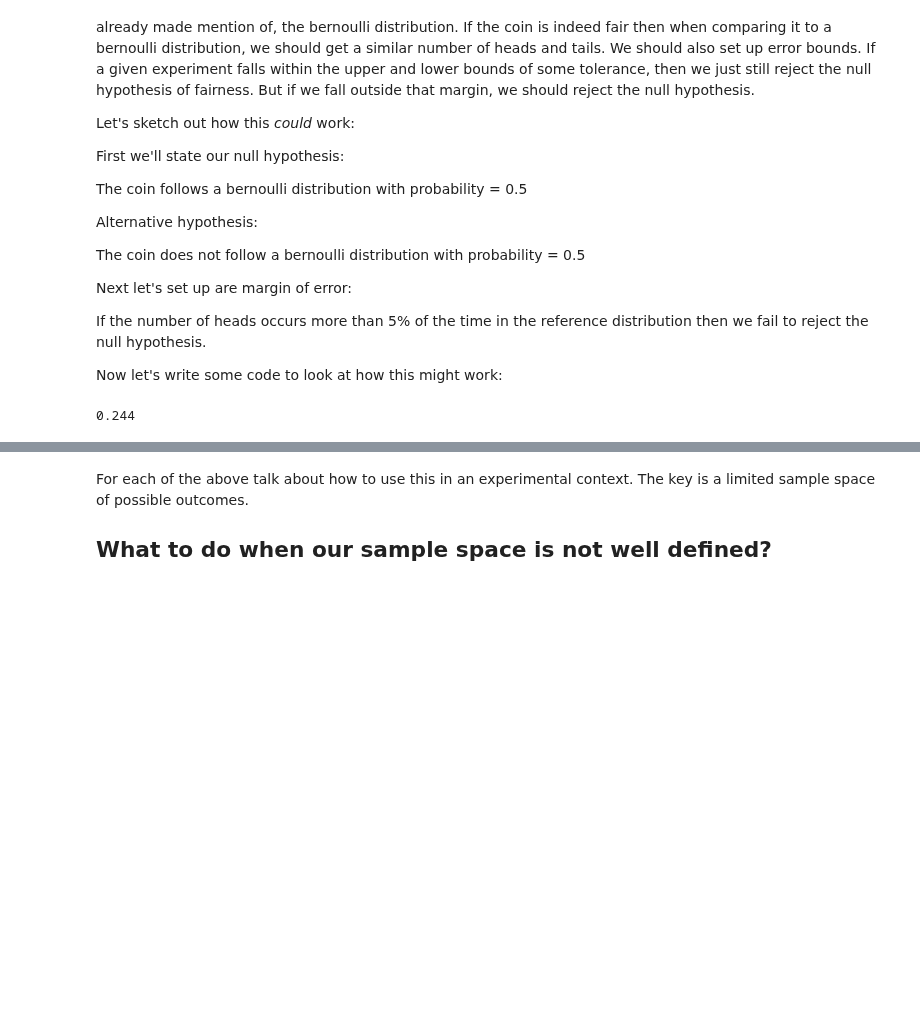
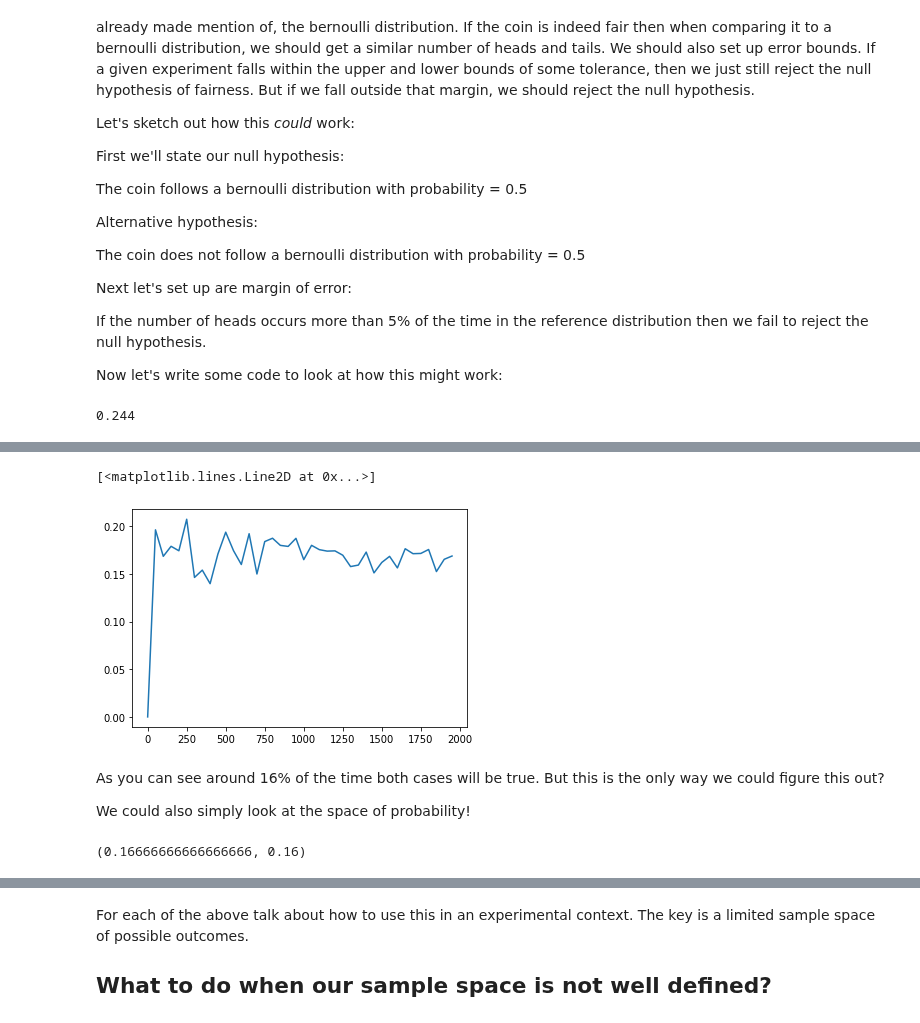
Before and after one commit to EricSchles/datascience_book, a Jupyter notebook: Statistical tests, from scratch.ipynb, the cells around one changed output, grey strips where cells are left out. Drawn from its saved outputs; the diff is of its cells as text; code cells hidden in the pictures; blank space fills up the shorter version.

```diff
--- a/Statistical tests, from scratch.ipynb
+++ b/Statistical tests, from scratch.ipynb
@@ -258,0 +382,32 @@ We've explored quiet a bit thus far
+# %%
+from scipy import stats
+import matplotlib.pyplot as plt
+
+def simulate_dice(number_of_games):
+    simulations = []
+    for _ in range(number_of_games):
+        dice = stats.randint(1, 7).rvs(size=2)
+        if (dice[0] == 6) and (dice[1] % 2 == 1):
+            simulations.append(1)
+        elif (dice[1] == 6) and (dice[0] % 2 == 1):
+            simulations.append(1)
+        else:
+            simulations.append(0)
+    return sum(simulations)/len(simulations)
+
+probability_of_both_events = [simulate_dice(num_games) for num_games in range(1, 2000, 50)]
+number_of_games = list(range(1, 2000, 50))
+plt.plot(number_of_games, probability_of_both_events)
+# %% [output]
+[<matplotlib.lines.Line2D at 0x...>]
+[figure, added]
+# %% [markdown]
+As you can see around 16% of the time both cases will be true.  But this is the only way we could figure this out?
+
+We could also simply look at the space of probability!
+# %%
+probability_of_rolling_a_6 = 1/6
+probability_of_rolling_an_odd = 1/2
+2 * (probability_of_rolling_a_6 * probability_of_rolling_an_odd), 0.16
+# %% [output]
+(0.16666666666666666, 0.16)
```
Also changed, not shown: parts of 14 cells of this notebook.
